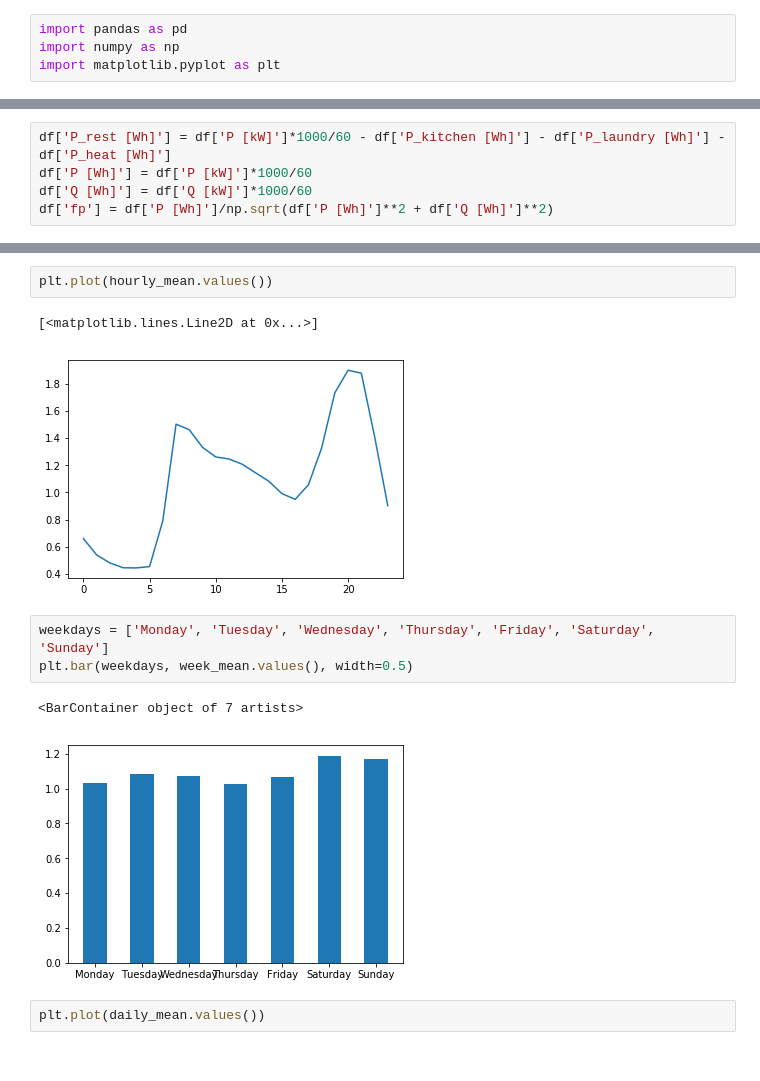
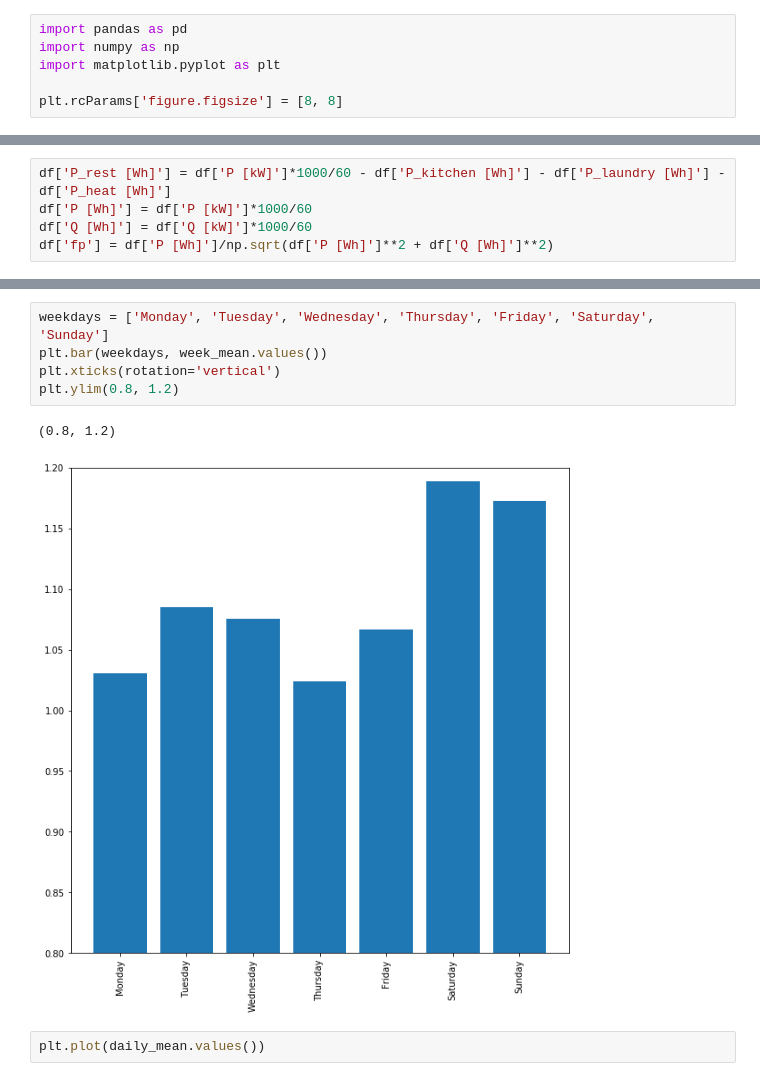
Before and after one commit to gnegrelli/test_ambar, a Jupyter notebook: test_Ambar.ipynb, the cells around one changed output, grey strips where cells are left out. Saved outputs shown, nothing was run; the diff lists cells and outputs as text.

```diff
--- a/test_Ambar.ipynb
+++ b/test_Ambar.ipynb
@@ -4,6 +4,8 @@
 import pandas as pd
 import numpy as np
 import matplotlib.pyplot as plt
+
+plt.rcParams['figure.figsize'] = [8, 8]
 # %% [markdown]
 ## Leitura e condicionamento dos dados
 
@@ -94,14 +133,11 @@ plt.xticks(np.arange(0, 1441, 4*60))
-# %%
-plt.plot(hourly_mean.values())
-# %% [output]
-[<matplotlib.lines.Line2D at 0x...>]
-[figure, removed]
 # %%
 weekdays = ['Monday', 'Tuesday', 'Wednesday', 'Thursday', 'Friday', 'Saturday', 'Sunday']
-plt.bar(weekdays, week_mean.values(), width=0.5)
+plt.bar(weekdays, week_mean.values())
+plt.xticks(rotation='vertical')
+plt.ylim(0.8, 1.2)
 # %% [output]
-<BarContainer object of 7 artists>
+(0.8, 1.2)
-[figure, old version]
+[figure, new version]
 # %%
 plt.plot(daily_mean.values())
 # %% [output]
```
Also changed, not shown: parts of 18 cells of this notebook.
